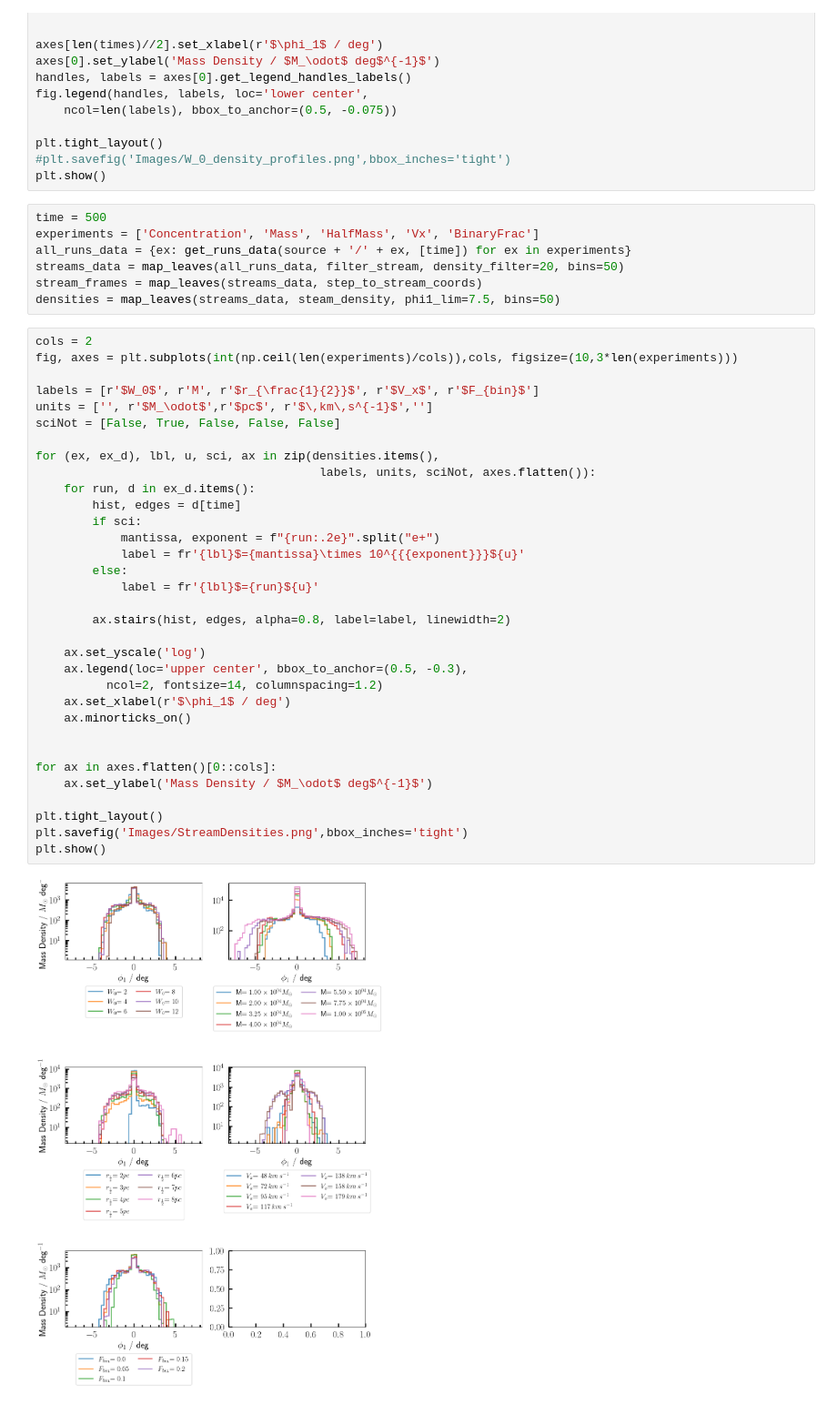
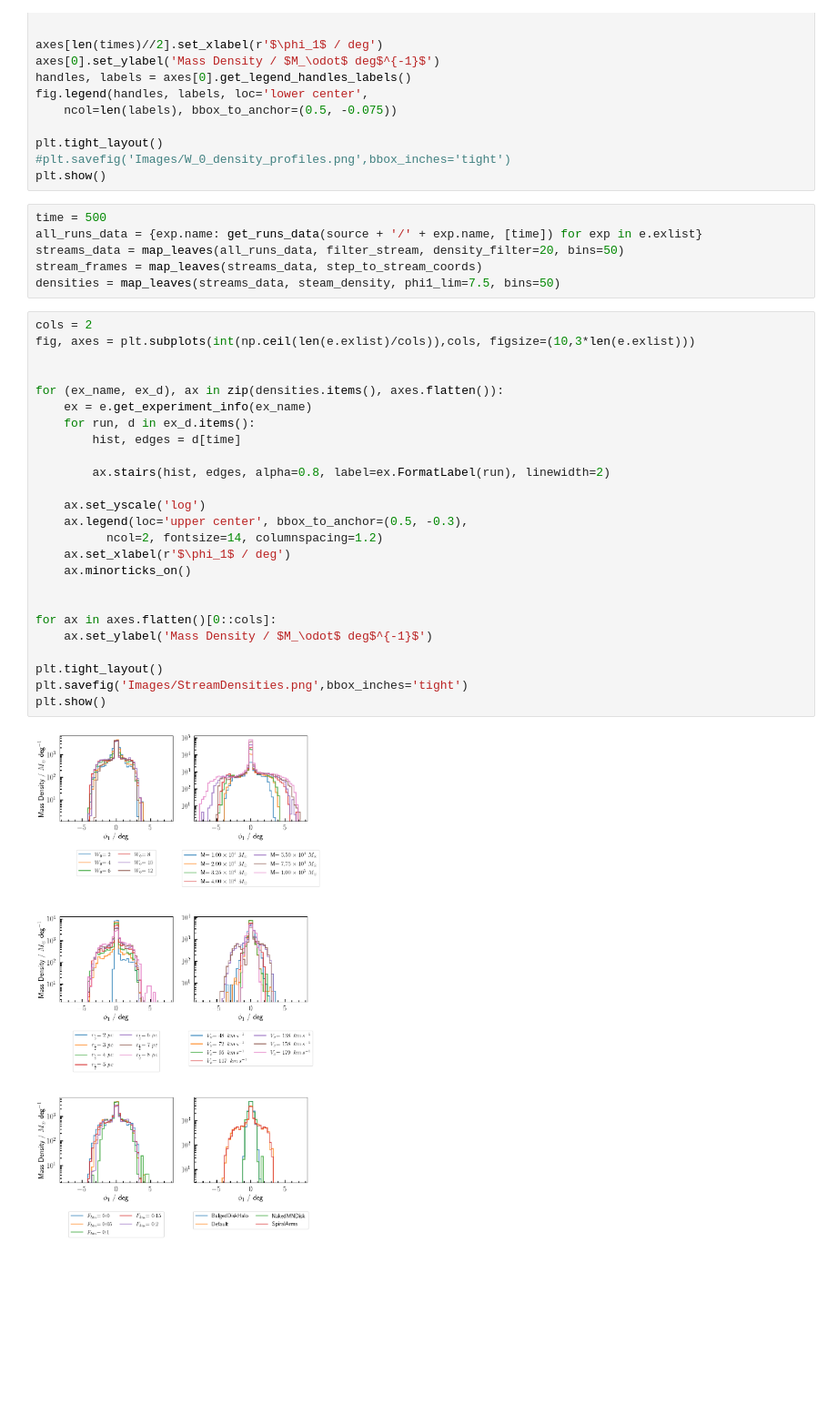
Before and after one commit to RSPicken2/stellar-streams, a Jupyter notebook: Ridgeline.ipynb, the cells around one changed output. Shown at 91% size. Saved outputs shown, nothing was run; the diff lists cells and outputs as text; blank space fills up the shorter version.

```diff
--- a/Ridgeline.ipynb
+++ b/Ridgeline.ipynb
@@ -258,43 +262,34 @@ plt.tight_layout()
 plt.show()
 # %%
 time = 500
-experiments = ['Concentration', 'Mass', 'HalfMass', 'Vx', 'BinaryFrac']
-all_runs_data = {ex: get_runs_data(source + '/' + ex, [time]) for ex in experiments}
+all_runs_data = {exp.name: get_runs_data(source + '/' + exp.name, [time]) for exp in e.exlist}
 streams_data = map_leaves(all_runs_data, filter_stream, density_filter=20, bins=50)
 stream_frames = map_leaves(streams_data, step_to_stream_coords)
 densities = map_leaves(streams_data, steam_density, phi1_lim=7.5, bins=50)
 # %%
 cols = 2
-fig, axes = plt.subplots(int(np.ceil(len(experiments)/cols)),cols, figsize=(10,3*len(experiments)))
+fig, axes = plt.subplots(int(np.ceil(len(e.exlist)/cols)),cols, figsize=(10,3*len(e.exlist)))
 
-labels = [r'$W_0$', r'M', r'$r_{\frac{1}{2}}$', r'$V_x$', r'$F_{bin}$']
-units = ['', r'$M_\odot$',r'$pc$', r'$\,km\,s^{-1}$','']
-sciNot = [False, True, False, False, False]
 
-for (ex, ex_d), lbl, u, sci, ax in zip(densities.items(),
-                                        labels, units, sciNot, axes.flatten()):
+for (ex_name, ex_d), ax in zip(densities.items(), axes.flatten()):
+    ex = e.get_experiment_info(ex_name)
     for run, d in ex_d.items():
         hist, edges = d[time]
-        if sci:
-            mantissa, exponent = f"{run:.2e}".split("e+")
-            label = fr'{lbl}$={mantissa}\times 10^{{{exponent}}}${u}'
-        else:
-            label = fr'{lbl}$={run}${u}'
 
-        ax.stairs(hist, edges, alpha=0.8, label=label, linewidth=2)
+        ax.stairs(hist, edges, alpha=0.8, label=ex.FormatLabel(run), linewidth=2)
 
     ax.set_yscale('log')
     ax.legend(loc='upper center', bbox_to_anchor=(0.5, -0.3),
           ncol=2, fontsize=14, columnspacing=1.2)
     ax.set_xlabel(r'$\phi_1$ / deg')
     ax.minorticks_on()
 
 
 for ax in axes.flatten()[0::cols]:
     ax.set_ylabel('Mass Density / $M_\odot$ deg$^{-1}$')
 
 plt.tight_layout()
 plt.savefig('Images/StreamDensities.png',bbox_inches='tight')
 plt.show()
 # %% [output]
-[figure, old version]
+[figure, new version]
```
Also changed, not shown: parts of 1 cell of this notebook, 2 other files.
